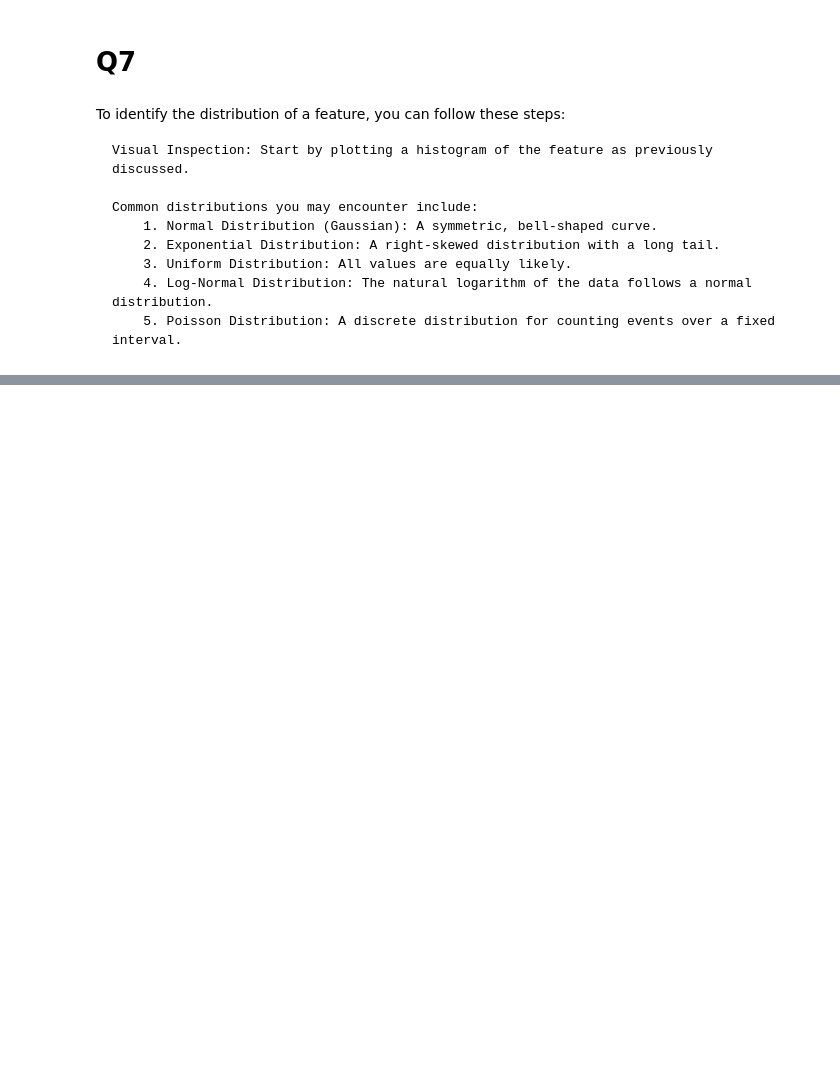
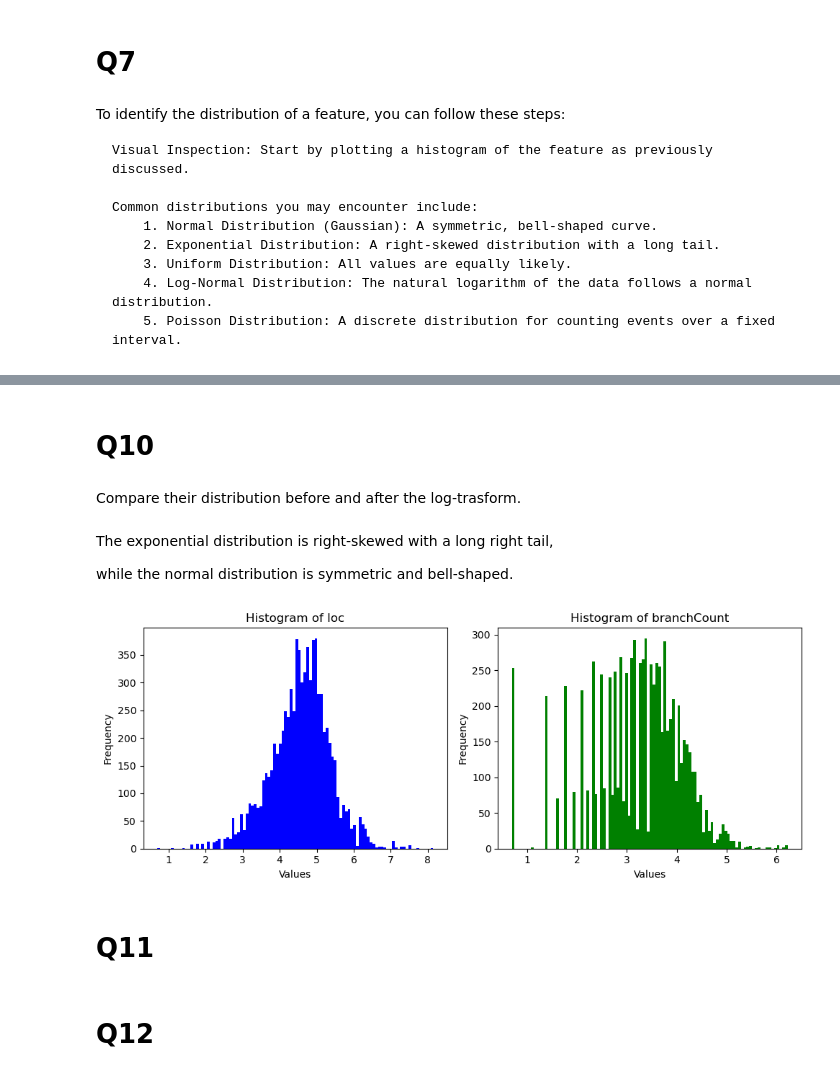
Before and after one commit to itsatefe/Pattern-Recognition, a Jupyter notebook: HW1/Logistic_regression/Logistic.ipynb, the cells around one changed output, grey strips where cells are left out. Drawn from its saved outputs; the diff is of its cells as text; code cells hidden in the pictures; blank space fills up the shorter version.

```diff
--- a/HW1/Logistic_regression/Logistic.ipynb
+++ b/HW1/Logistic_regression/Logistic.ipynb
@@ -94,8 +90,9 @@ def correlation(datatset, target_col,num_most):
     print(tabulate(correlation_data, headers=["Variable", "Correlation", "Correlation Type"], tablefmt="grid"))
     correlation_data = sorted(correlation_data, key=lambda x: abs(x[1]),reverse=True)
     print('--------------------------------')
-    for most_corr in correlation_data[:num_most]:
-        print(f"{most_corr[0]} has the highest correlation with {target_col}.")
+
+    for index, most_corr in enumerate(correlation_data[:num_most]):
+        print(f"{most_corr[0]} has the {index+1} highest correlation with {target_col}.")
         print(f"correlation value is: {most_corr[1]}")
         print("--")
 
@@ -199,0 +217,4 @@ Our data is Log_Normal distuributed
+# %%
+dataset_log1p = dataset[['loc', 'branchCount']].apply(np.log1p)
+# %%
+dataset_log1p['defects'] = dataset['defects']
@@ -199,0 +237,26 @@ Our data is Log_Normal distuributed
+# %% [markdown]
+# Q10
+# %% [markdown]
+ Compare their distribution before and after the log-trasform.
+# %% [markdown]
+The exponential distribution is right-skewed with a long right tail,
+
+while the normal distribution is symmetric and bell-shaped.
+# %%
+plt.figure(figsize=(10,4))
+plt.subplot(1, 2, 1)
+hist_loc, bins_loc, _ = plt.hist(dataset_log1p['loc'], bins=100, color='blue')
+plt.title('Histogram of loc')
+plt.xlabel('Values')
+plt.ylabel('Frequency')
+
+plt.subplot(1, 2, 2)
+hist_branchCount, bins_branchCount, _ = plt.hist(dataset_log1p['branchCount'], bins=100, color='green')
+plt.title('Histogram of branchCount')
+plt.xlabel('Values')
+plt.ylabel('Frequency')
+
+plt.tight_layout()
+plt.show()
+# %% [output]
+[figure, added]
@@ -199,0 +265,2 @@ Our data is Log_Normal distuributed
+# %% [markdown]
+# Q11
@@ -199,0 +271,2 @@ Our data is Log_Normal distuributed
+# %% [markdown]
+# Q12
```
Also changed, not shown: parts of 72 cells of this notebook.
